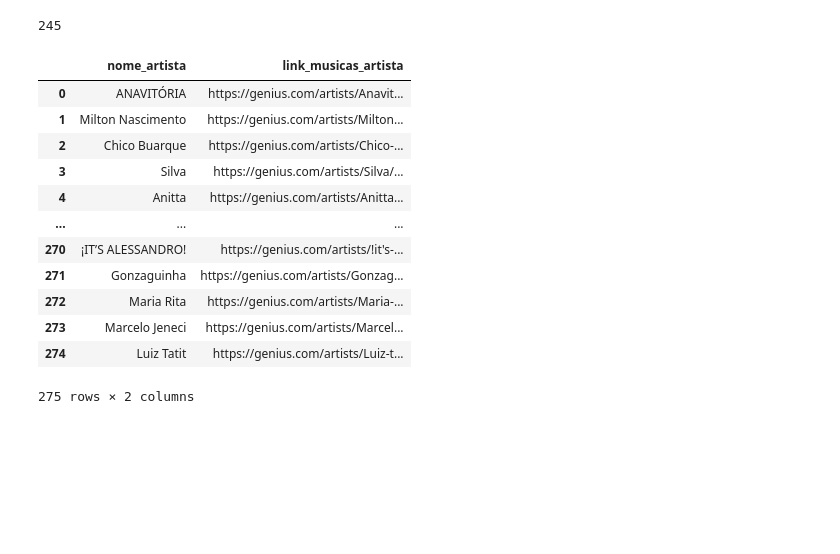
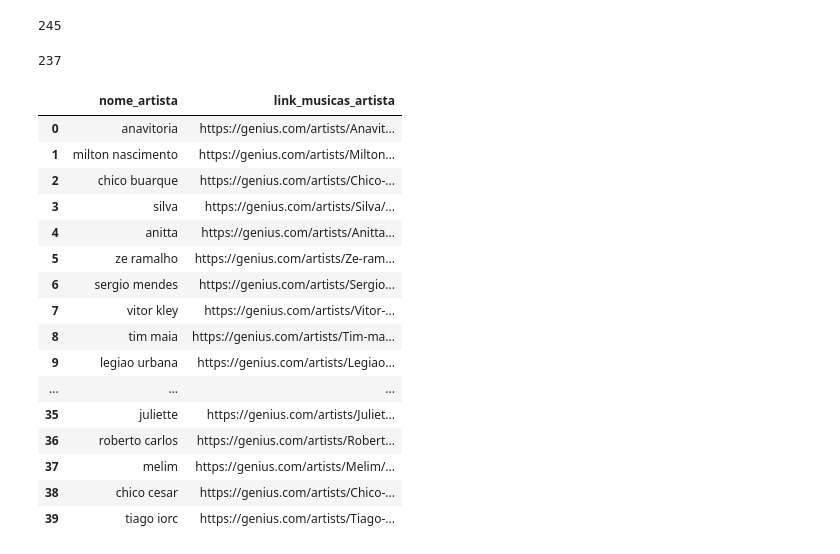
Before and after one commit to mixmaxze/ptcc_musics, a Jupyter notebook: 2. Extraindo as músicas de cada artista da MPB no Genius.ipynb, the cells around one changed output. Saved outputs shown, nothing was run; the diff lists cells and outputs as text; code cells hidden in the pictures; blank space fills up the shorter version.

```diff
--- a/2. Extraindo as músicas de cada artista da MPB no Genius.ipynb
+++ b/2. Extraindo as músicas de cada artista da MPB no Genius.ipynb
@@ -33,41 +36,60 @@ mdf['nome_artista'].nunique()
 # %%
 # Função que recebe um nome e retorna o link do perfil do artista correspondente no Genius
 
+def normaliza_nome_artista(nome_artista):
+    nome_artista = nome_artista.strip().replace(u'\xa0', ' ')
+    nome_decodificado = unidecode(nome_artista)
+    nome_minusculo = nome_decodificado.lower()
+    nome_normalizado = re.sub(r'[^a-zA-Z0-9\s]+', '', nome_minusculo)
+
+    return nome_normalizado
+
 def get_link_musicas_artista(nome_artista):
-    nome_normalizado = unidecode(nome_artista).lower().capitalize().replace(' ', '-')
-    link_musicas_artista = f'https://genius.com/artists/{nome_normalizado}/songs'
+    nome_para_link = nome_artista.lower().capitalize().replace(' ', '-')
+    link_musicas_artista = f'https://genius.com/artists/{nome_para_link}/songs'
 
     return link_musicas_artista
 # %%
-# Criando um DF apenas com o nome dos artistas distintos existentes
+# Criando um DF apenas com o nome dos artistas (principais e participações) existentes
 
 df_artistas = pd.DataFrame(mdf['nome_artista'].unique(), columns = ['nome_artista'])
 df_artistas['nome_artista'] = df_artistas['nome_artista'].str.split('&')
 df_artistas = df_artistas.explode('nome_artista')
-df_artistas['nome_artista'] = df_artistas['nome_artista'].str.strip().replace(u'\xa0', ' ')
+df_artistas['nome_artista'] = df_artistas['nome_artista'].apply(normaliza_nome_artista)
 df_artistas.reset_index(drop = True, inplace = True)
 
 # Adicionando ao DF o link do perfil de cada artista no Genius
 
 df_artistas['link_musicas_artista'] = df_artistas['nome_artista'].apply(get_link_musicas_artista)
-
-# Exibe novo DataFrame dos artistas
-
-df_artistas
+df_artistas = df_artistas.drop_duplicates(subset=['nome_artista'])
-# %% [output]
-|  | nome_artista | link_musicas_artista |
-| 0 | ANAVITÓRIA | https://genius.com/artists/Anavit... |
-| 1 | Milton Nascimento | https://genius.com/artists/Milton... |
-| 2 | Chico Buarque | https://genius.com/artists/Chico-... |
-| 3 | Silva | https://genius.com/artists/Silva/... |
-| 4 | Anitta | https://genius.com/artists/Anitta... |
-| ... | ... | ... |
-| 270 | ¡IT’S ALESSANDRO! | https://genius.com/artists/!it's-... |
-| 271 | Gonzaguinha | https://genius.com/artists/Gonzag... |
-| 272 | Maria Rita | https://genius.com/artists/Maria-... |
-| 273 | Marcelo Jeneci | https://genius.com/artists/Marcel... |
-| 274 | Luiz Tatit | https://genius.com/artists/Luiz-t... |
-275 rows × 2 columns
+# %%
+# Tamanho do DataFrame com nomes e páginas dos artistas
+
+len(df_artistas)
+# %% [output]
+237
+# %%
+# Exibe novo DataFrame dos artistas
+
+df_artistas.head(35)
+# %% [output]
+|  | nome_artista | link_musicas_artista |
+| 0 | anavitoria | https://genius.com/artists/Anavit... |
+| 1 | milton nascimento | https://genius.com/artists/Milton... |
+| 2 | chico buarque | https://genius.com/artists/Chico-... |
+| 3 | silva | https://genius.com/artists/Silva/... |
+| 4 | anitta | https://genius.com/artists/Anitta... |
+| 5 | ze ramalho | https://genius.com/artists/Ze-ram... |
+| 6 | sergio mendes | https://genius.com/artists/Sergio... |
+| 7 | vitor kley | https://genius.com/artists/Vitor-... |
+| 8 | tim maia | https://genius.com/artists/Tim-ma... |
+| 9 | legiao urbana | https://genius.com/artists/Legiao... |
+| ... | ... | ... |
+| 35 | juliette | https://genius.com/artists/Juliet... |
+| 36 | roberto carlos | https://genius.com/artists/Robert... |
+| 37 | melim | https://genius.com/artists/Melim/... |
+| 38 | chico cesar | https://genius.com/artists/Chico-... |
+| 39 | tiago iorc | https://genius.com/artists/Tiago-... |
 # %%
 # Para persistir os novos dados e índices de parada
 
```
Also changed, not shown: parts of 5 cells of this notebook, 5 other files.
